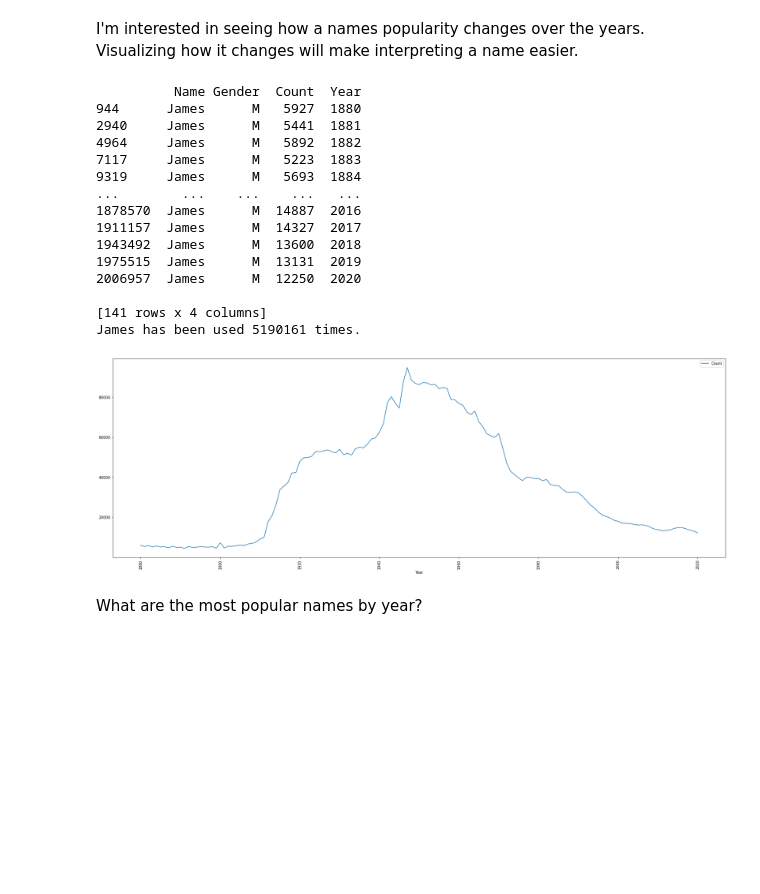
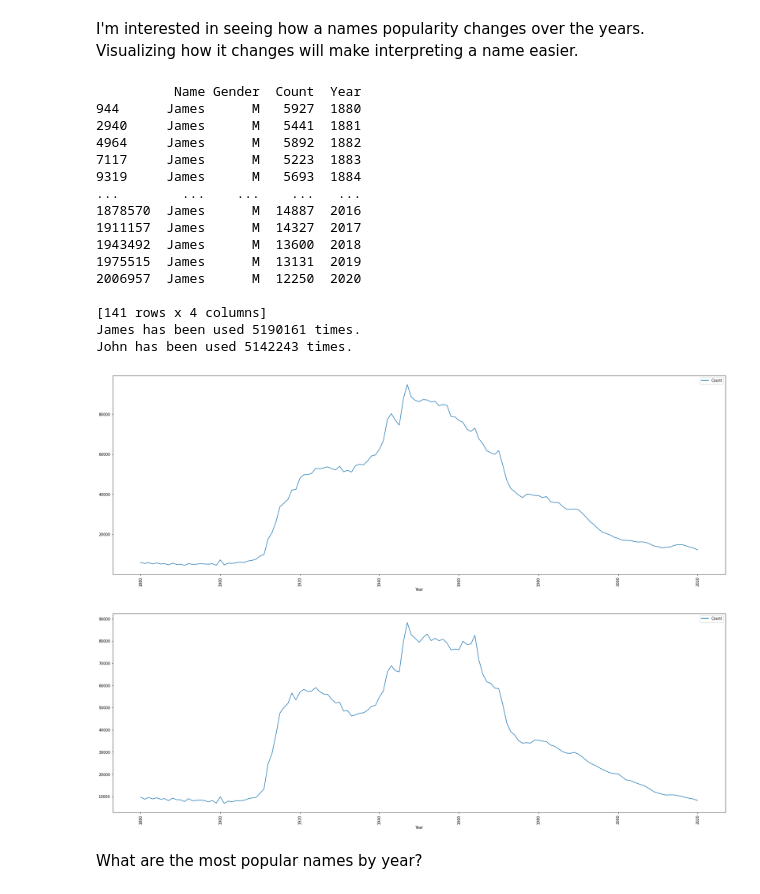
Before and after one commit to timputt/HCI584-Putt-Project-Name-Research, a Jupyter notebook: research_names.ipynb, the cells around one changed output. Cells and saved outputs as stored; diff of their text form; code cells hidden in the pictures; blank space fills up the shorter version.

```diff
--- a/research_names.ipynb
+++ b/research_names.ipynb
@@ -100,37 +100,46 @@ I'm interested in seeing how a names popularity changes over the years. Visualiz
 # %%
 df = pd.read_csv("ssn_files/all_years.csv")
 #print(df.head(10)) # To confirm the correct data is loading
 
 #Enter the name you want to look up here:
 #Some superstar copycat names are Apple, Maddox,
-enter_name = ["James"]
+enter_name1 = ["James"]
+enter_name2 = ["John"]
 enter_gender = ["M"]
 
 #This is the query section using the name and gender entered above.
-dfn = df.query('Name == @enter_name & Gender==@enter_gender')
-sum_names = dfn["Count"].sum()
-print(dfn)
-print(enter_name[0],"has been used", sum_names, "times.") #Prints out the total count the name has been used.
+dfn1 = df.query('Name == @enter_name1 & Gender==@enter_gender')
+dfn2 = df.query('Name == @enter_name2 & Gender==@enter_gender')
 
-dfn.plot(x="Year", y="Count", figsize =(30, 10), rot=90) # rotate labels
+sum_names1 = dfn1["Count"].sum()
+sum_names2 = dfn2["Count"].sum()
+print(dfn1)
+print(enter_name1[0],"has been used", sum_names1, "times.") #Prints out the total count the name has been used.
+print(enter_name2[0],"has been used", sum_names2, "times.") #Prints out the total count the name has been used.
+
+dfn1.plot(x="Year", y="Count", figsize =(30, 10), rot=90) # rotate labels
+dfn2.plot(x="Year", y="Count", figsize =(30, 10), rot=90) # rotate labels
+
 plt.show()
 # %% [output]
           Name Gender  Count  Year
 944      James      M   5927  1880
 2940     James      M   5441  1881
 4964     James      M   5892  1882
 7117     James      M   5223  1883
 9319     James      M   5693  1884
 ...        ...    ...    ...   ...
 1878570  James      M  14887  2016
 1911157  James      M  14327  2017
 1943492  James      M  13600  2018
 1975515  James      M  13131  2019
 2006957  James      M  12250  2020
 
 [141 rows x 4 columns]
 James has been used 5190161 times.
+John has been used 5142243 times.
 [figure]
+[figure, added]
 # %% [markdown]
 What are the most popular names by year?
 # %%
```
Also changed, not shown: parts of 1 cell of this notebook.
